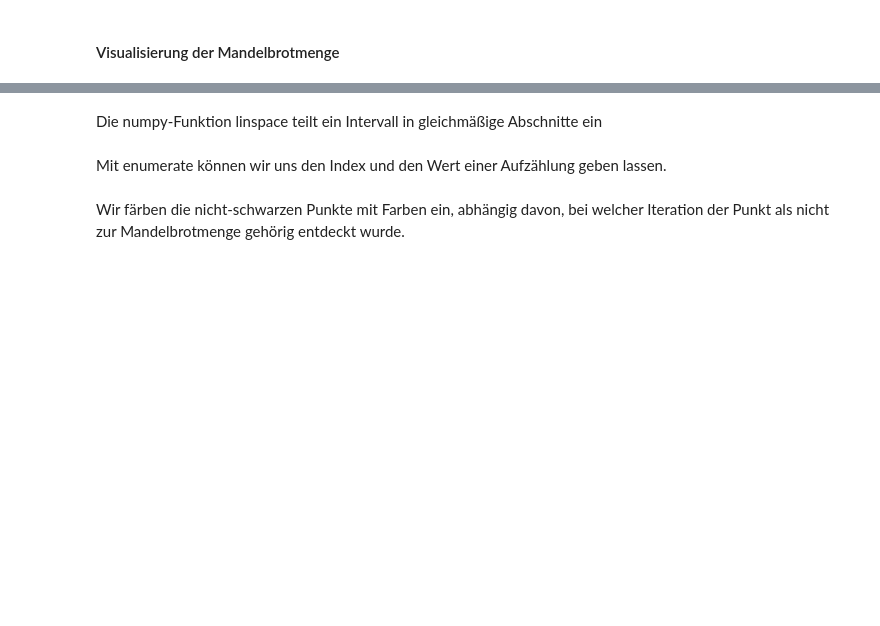
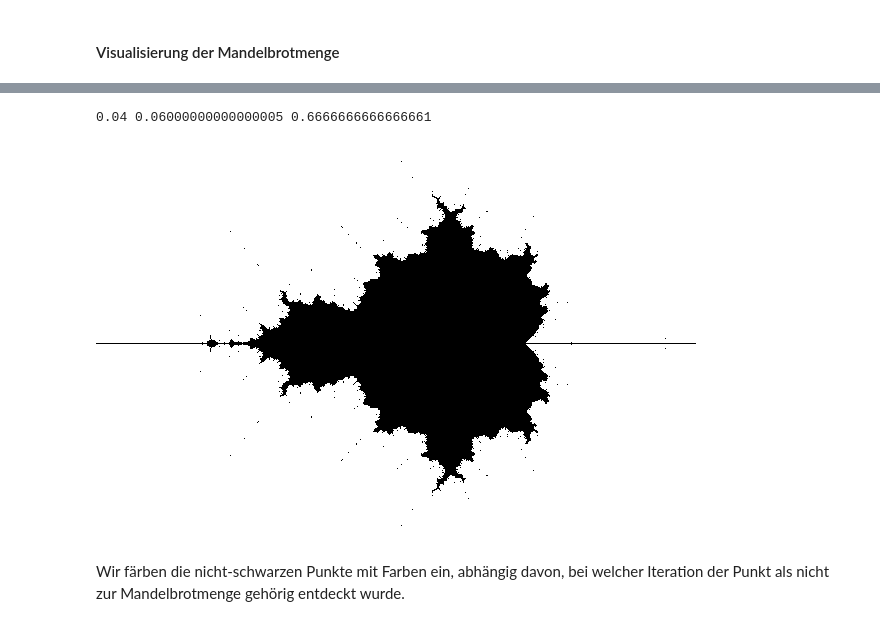
Before and after one commit to ktheu/InfoKurs, a Jupyter notebook: Mandelbrot/mandelbrot.ipynb, the cells around one changed output, grey strips where cells are left out. Drawn from its saved outputs; the diff is of its cells as text; code cells hidden in the pictures; blank space fills up the shorter version.

```diff
--- a/Mandelbrot/mandelbrot.ipynb
+++ b/Mandelbrot/mandelbrot.ipynb
@@ -104,11 +56,9 @@ def mandelzahl(c, kmax):
     returns: Index des ersten Folgenglieds, das betragsmäßig größer als 2 ist
              -1 falls alle kmax-Folgenglieder betragsmäßig <= 2
     '''
-    a = []
     z = 0
     for i in range(kmax):
         if abs(z) > 2: return i
-        a.append(z)
         z = z**2 + c
     return -1
 # %% [markdown]
@@ -266,28 +174,28 @@ x1, y1 = 0.85, -1.125            # unten rechts
 # x0, y0 = -1.78668, 0.0005            # oben links
 # x1, y1 = -1.78539, -0.0005            # unten rechts
 # %%
+hoehe = y0-y1
 breite = x1-x0
-hoehe = y0-y1
 print(hoehe, breite, hoehe/breite)
+# %% [output]
+0.04 0.06000000000000005 0.6666666666666661
-# %% [markdown]
-Die numpy-Funktion linspace teilt ein Intervall in gleichmäßige Abschnitte ein
-# %% [markdown]
-Mit enumerate können wir uns den Index und den Wert einer Aufzählung geben lassen.
 # %%
-N = 10
+N = 120
 Nx = 600                           # Anzahl Punkte in x-Richtung
 Ny = int(Nx * hoehe/breite)        # Anzahl Punkte in y-Richtung
 
 img = Image.new('RGB', (Nx,Ny), "white")
 pixels = img.load()
 
 for xi,x in enumerate(np.linspace(x0,x1,Nx)):
     for yi,y in enumerate(np.linspace(y0,y1,Ny)):
         z = x + 1j*y
         if mandelzahl(z,N) < 0:
             pixels[xi,yi] = 0
 
 display(img)
+# %% [output]
+[figure, added]
 # %% [markdown]
 Wir färben die nicht-schwarzen Punkte mit Farben ein, abhängig davon, bei welcher Iteration der Punkt als nicht zur Mandelbrotmenge
 gehörig entdeckt wurde.
```
Also changed, not shown: parts of 17 cells of this notebook, 4 other files.
